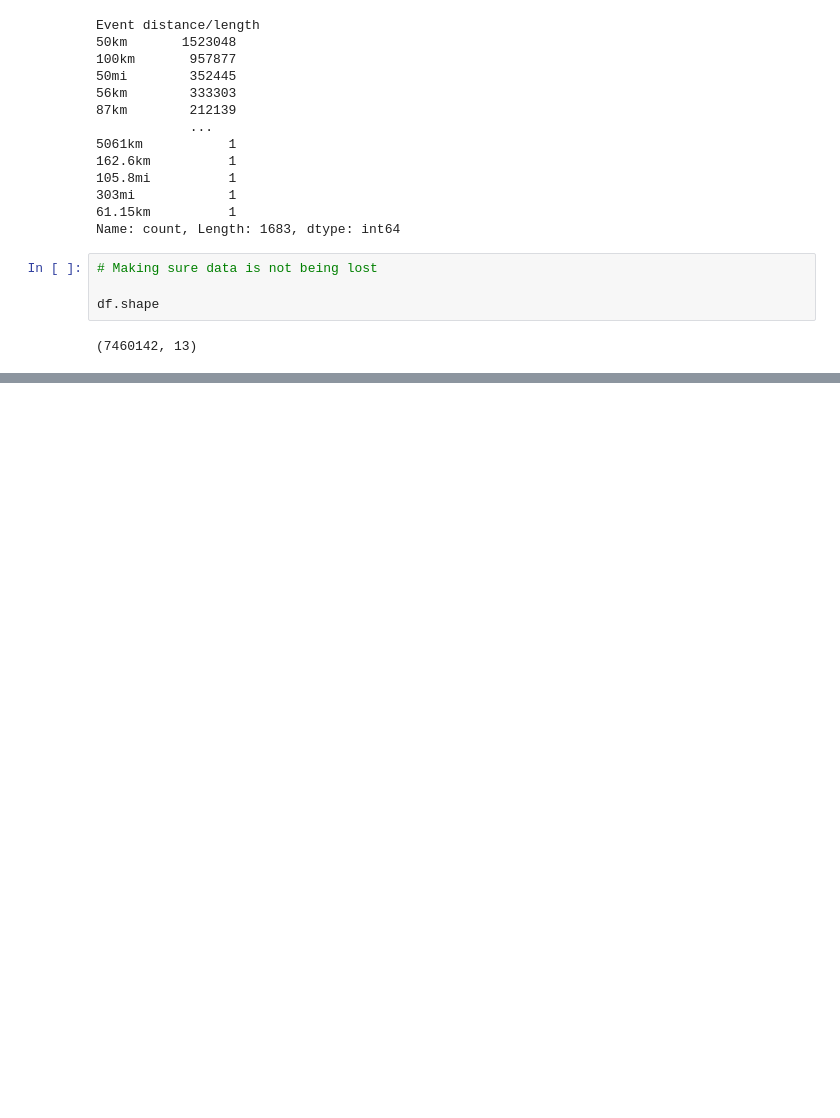
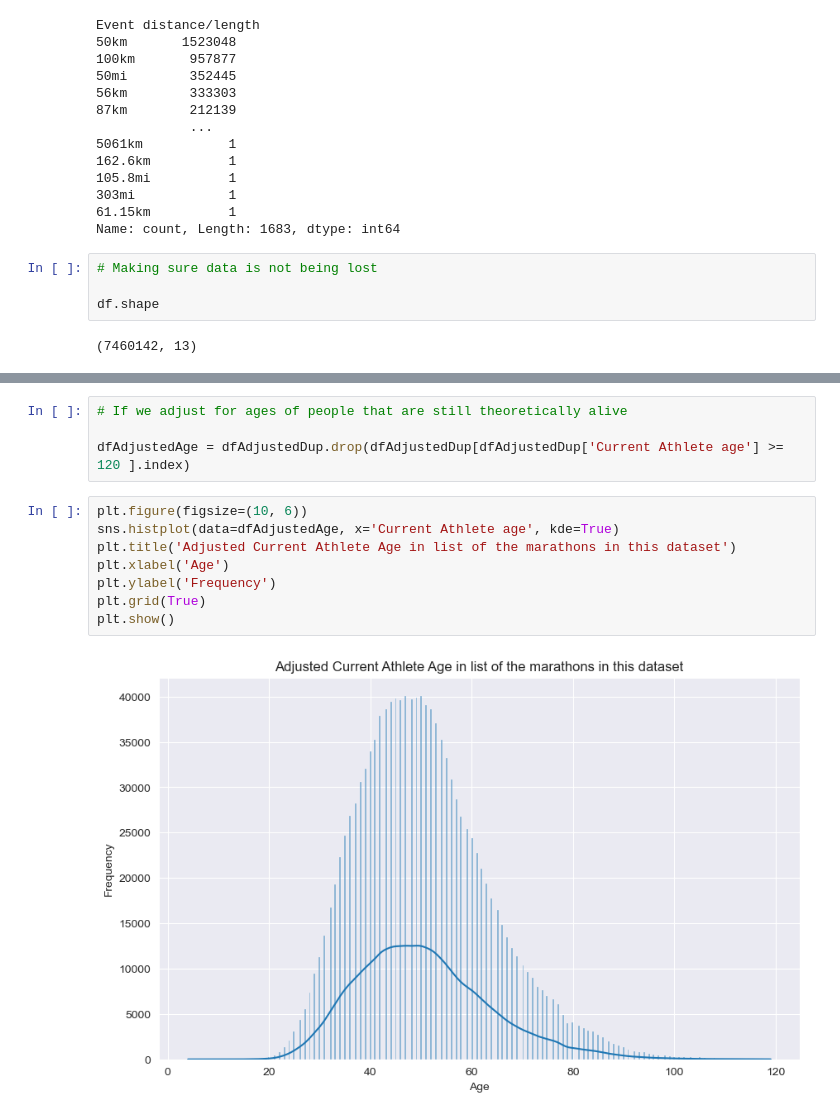
Before and after one commit to Kaichumoto/UltraMarathonRunning, a Jupyter notebook: Assignment 2.ipynb, the cells around one changed output, grey strips where cells are left out. Saved outputs shown, nothing was run; the diff lists cells and outputs as text; blank space fills up the shorter version.

```diff
--- a/Assignment 2.ipynb
+++ b/Assignment 2.ipynb
@@ -429,0 +728,14 @@ KeyError: 'distance_km'
+# %%
+# If we adjust for ages of people that are still theoretically alive
+
+dfAdjustedAge = dfAdjustedDup.drop(dfAdjustedDup[dfAdjustedDup['Current Athlete age'] >= 120 ].index)
+# %%
+plt.figure(figsize=(10, 6))
+sns.histplot(data=dfAdjustedAge, x='Current Athlete age', kde=True)
+plt.title('Adjusted Current Athlete Age in list of the marathons in this dataset')
+plt.xlabel('Age')
+plt.ylabel('Frequency')
+plt.grid(True)
+plt.show()
+# %% [output]
+[figure, added]
```
Also changed, not shown: parts of 176 cells of this notebook, 1 other file.
